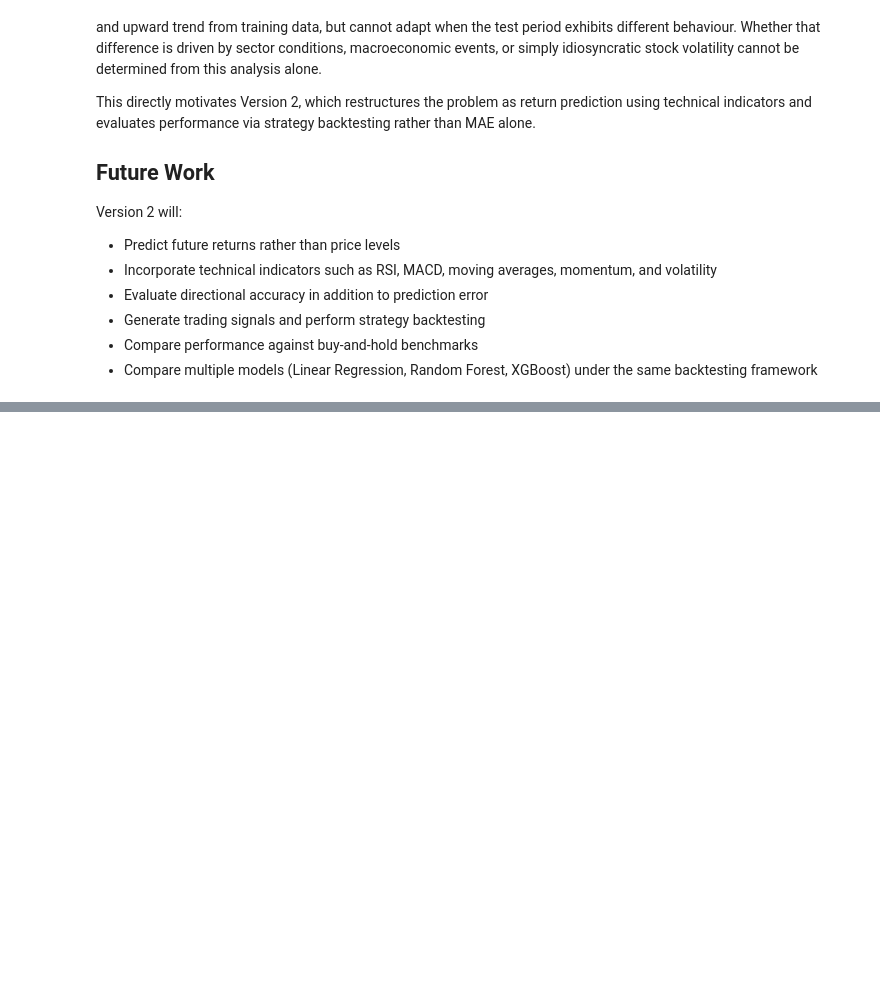
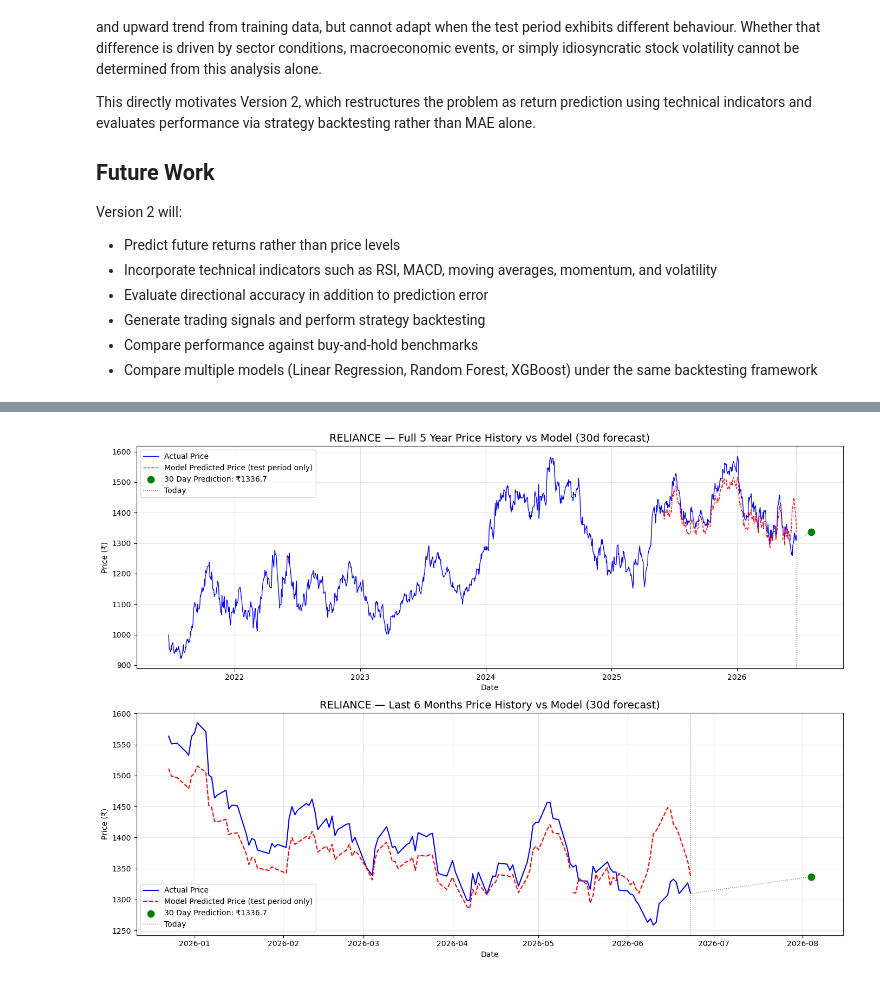
Before and after one commit to ayush-prabhakar/stock-price-forecaster, a Jupyter notebook: Stock Price Forecasting - A Baseline ML Study.ipynb, the cells around one changed output, grey strips where cells are left out. Saved outputs shown, nothing was run; the diff lists cells and outputs as text; code cells hidden in the pictures; blank space fills up the shorter version.

Commit message:
Add files via upload
Fix currency label in charts

```diff
--- a/Stock Price Forecasting - A Baseline ML Study.ipynb
+++ b/Stock Price Forecasting - A Baseline ML Study.ipynb
@@ -255,32 +298,34 @@ ax1.scatter([predicted_date], [predicted_price_value], color="green", s=80, zord
 ax1.axvline(x=last_actual_date, color="gray", linestyle=":", linewidth=1, label="Today")
 ax1.set_title(f"{ticker_input} — Full 5 Year Price History vs Model ({forecast_days}d forecast)", fontsize=14)
 ax1.set_xlabel("Date")
-ax1.set_ylabel("Price ({currency})")
+ax1.set_ylabel(f"Price ({currency})")
 ax1.legend()
 ax1.grid(True, alpha=0.3)
 
 # --- Chart 2: Last 6 months ---
 cutoff_6m = df.index[-1] - pd.DateOffset(months=6)
 df_6m = df[df.index >= cutoff_6m]
 df_model_test_6m = df_model_test[df_model_test.index >= cutoff_6m]
 test_predictions_6m = model.predict(df_model_test_6m[feature_columns].values)
 gap_dates_6m = gap_dates[gap_dates >= cutoff_6m]
 gap_predictions_6m = gap_predictions[len(gap_predictions)-len(gap_dates_6m):]
 
 ax2.plot(df_6m.index, df_6m["Close"], color="blue", linewidth=1.5, label="Actual Price")
 ax2.plot(df_model_test_6m.index, test_predictions_6m, color="red", linewidth=1.5,
          linestyle="--", label="Model Predicted Price (test period only)")
 ax2.plot(gap_dates_6m, gap_predictions_6m, color="red", linewidth=1.5, linestyle="--")
 ax2.plot([last_actual_date, predicted_date], [current_price, predicted_price_value],
          color="gray", linewidth=1, linestyle=":")
 ax2.scatter([predicted_date], [predicted_price_value], color="green", s=80, zorder=5,
             label=f"{forecast_days} Day Prediction: {currency}{round(predicted_price_value, 2)}")
 ax2.axvline(x=last_actual_date, color="gray", linestyle=":", linewidth=1, label="Today")
 ax2.set_title(f"{ticker_input} — Last 6 Months Price History vs Model ({forecast_days}d forecast)", fontsize=14)
 ax2.set_xlabel("Date")
-ax2.set_ylabel("Price ({currency})")
+ax2.set_ylabel(f"Price ({currency})")
 ax2.legend()
 ax2.grid(True, alpha=0.3)
 
 plt.tight_layout()
 plt.show()
+# %% [output]
+[figure, added]
```
Also changed, not shown: parts of 5 cells of this notebook.
